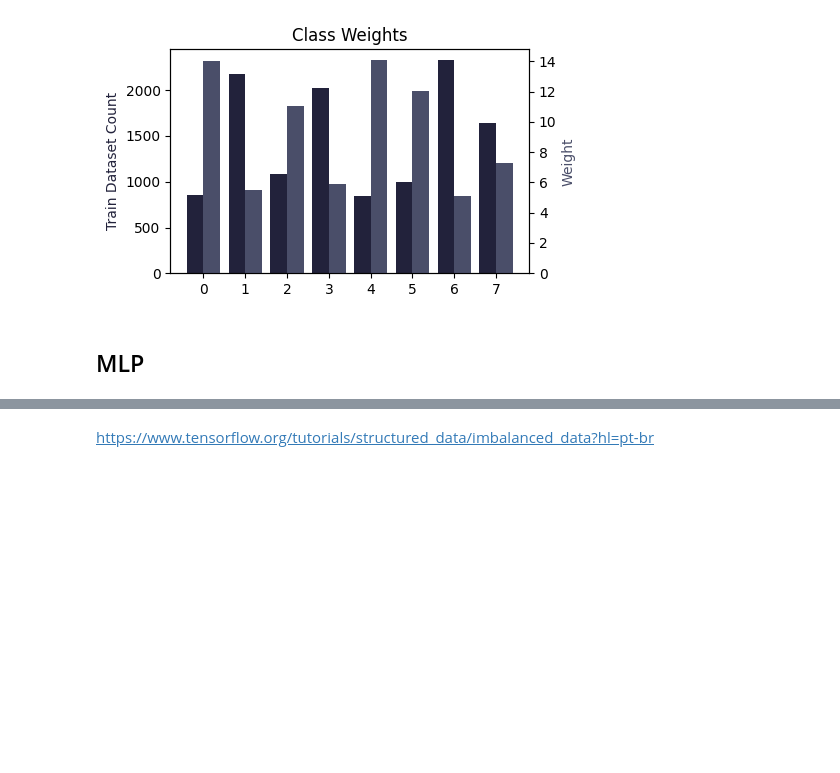
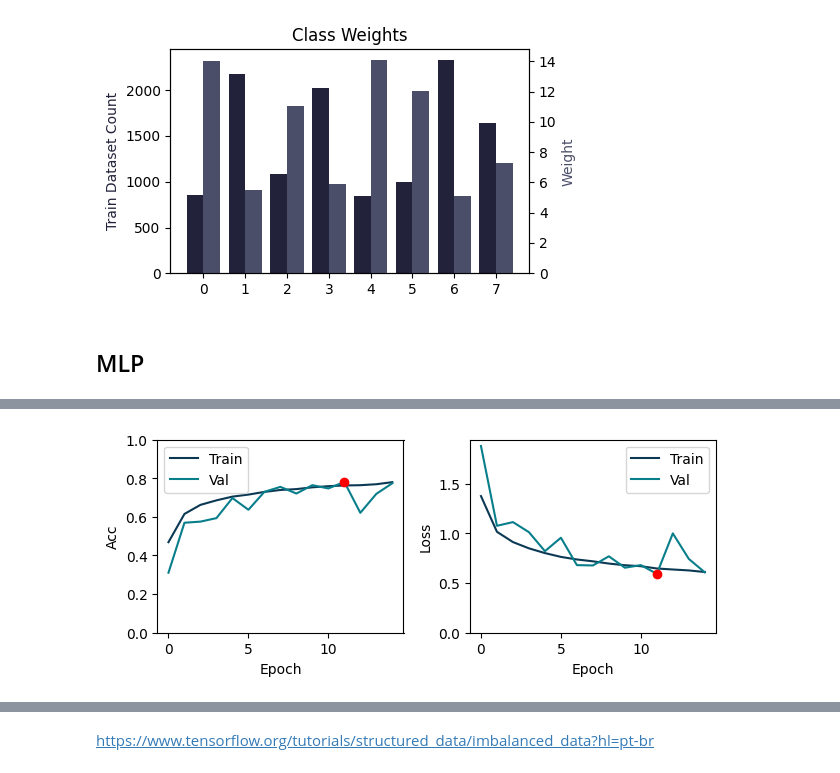
Before and after one commit to TiagoCAAmorim/machine_learning, a Jupyter notebook: Lista03/Lista03.ipynb, the cells around one changed output, grey strips where cells are left out. Drawn from its saved outputs; the diff is of its cells as text; code cells hidden in the pictures; blank space fills up the shorter version.

```diff
--- a/Lista03/Lista03.ipynb
+++ b/Lista03/Lista03.ipynb
@@ -113,22 +113,22 @@ def create_bar_plot(labels, values, axis_label=None, title=None,
 ### Model History
 # %%
 def plot_metrics(history, metrics = ['acc', 'loss']):
-    best = np.argmax(history.history['val_acc'])
+    best = np.argmax(history['val_acc'])
     for n, metric in enumerate(metrics):
         name = metric.replace("_"," ").capitalize()
         plt.subplot(2,2,n+1)
         plt.plot(
-            history.epoch,
-            history.history[metric],
+            range(len(history[metric])),
+            history[metric],
             color=colors[2],
             label='Train')
         plt.plot(
-            history.epoch,
-            history.history['val_'+metric],
+            range(len(history[metric])),
+            history['val_'+metric],
             color=colors[3],
             label='Val')
-        plt.plot(history.epoch[best],
-                 history.history['val_'+metric][best],
+        plt.plot(best,
+                 history['val_'+metric][best],
                  marker='o',
                  color='red')
         plt.xlabel('Epoch')
@@ -329,0 +718,4 @@ def make_mlp(nodes=100, learning_rate=1e-3, use_augmentation=False, name=None):
+# %%
+plot_metrics(mlp_best.history_)
+# %% [output]
+[figure, added]
```
Also changed, not shown: parts of 24 cells of this notebook, 1 other file.
